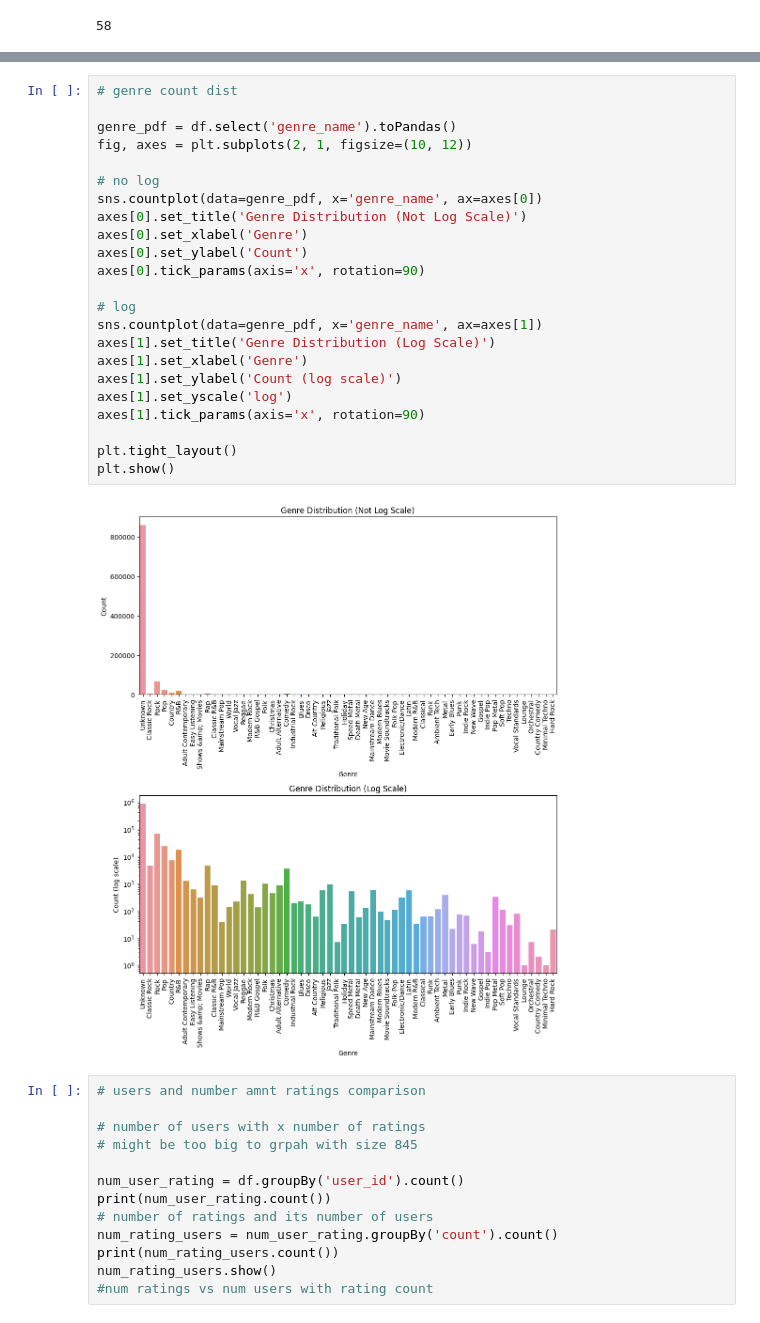
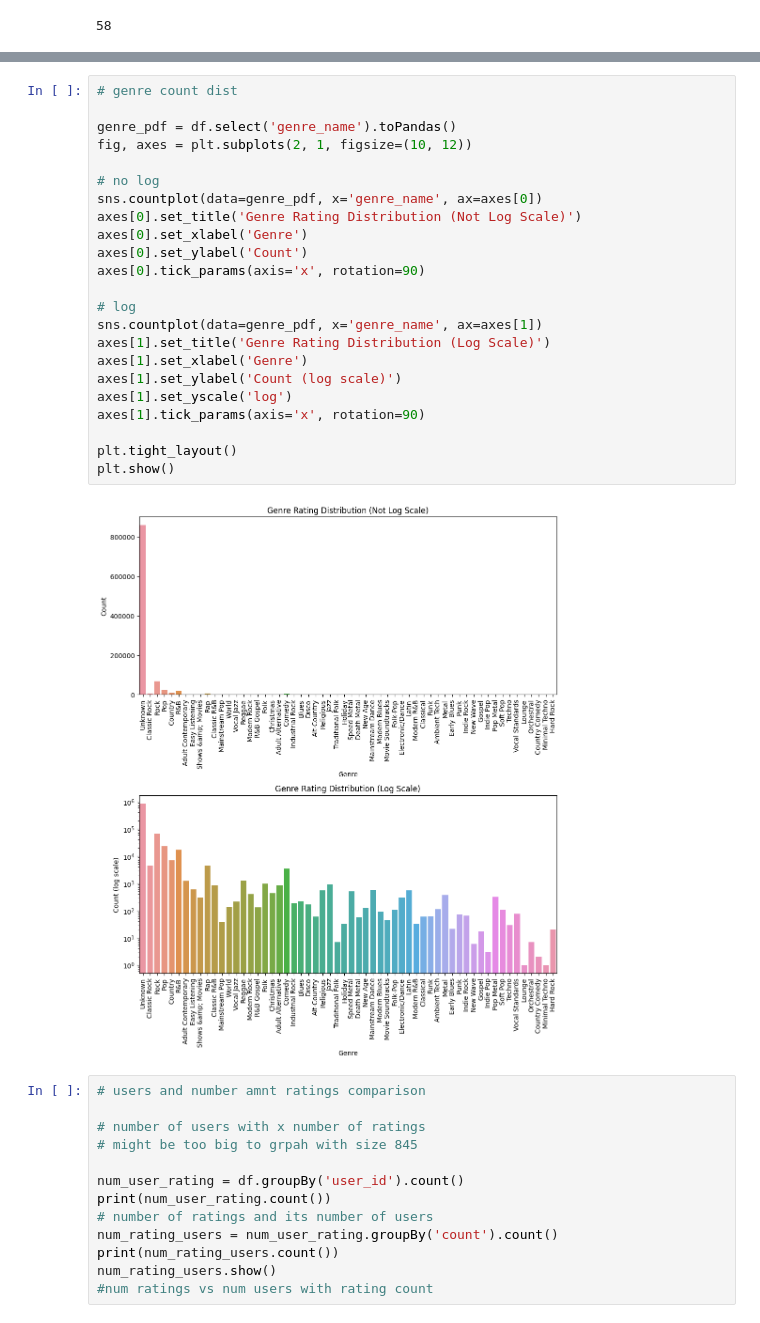
Before and after one commit to BlakeCrowther/scalable-music-recommender, a Jupyter notebook: EDA/Thanya_Jennifer_EDA.ipynb, the cells around one changed output, grey strips where cells are left out. Cells and saved outputs as stored; diff of their text form.

Commit message:
more visuals

```diff
--- a/EDA/Thanya_Jennifer_EDA.ipynb
+++ b/EDA/Thanya_Jennifer_EDA.ipynb
@@ -290,28 +290,28 @@ only showing top 20 rows
 # %%
 # genre count dist
 
 genre_pdf = df.select('genre_name').toPandas()
 fig, axes = plt.subplots(2, 1, figsize=(10, 12))
 
 # no log
 sns.countplot(data=genre_pdf, x='genre_name', ax=axes[0])
-axes[0].set_title('Genre Distribution (Not Log Scale)')
+axes[0].set_title('Genre Rating Distribution (Not Log Scale)')
 axes[0].set_xlabel('Genre')
 axes[0].set_ylabel('Count')
 axes[0].tick_params(axis='x', rotation=90)
 
 # log
 sns.countplot(data=genre_pdf, x='genre_name', ax=axes[1])
-axes[1].set_title('Genre Distribution (Log Scale)')
+axes[1].set_title('Genre Rating Distribution (Log Scale)')
 axes[1].set_xlabel('Genre')
 axes[1].set_ylabel('Count (log scale)')
 axes[1].set_yscale('log')
 axes[1].tick_params(axis='x', rotation=90)
 
 plt.tight_layout()
 plt.show()
 # %% [output]
-[figure, old version]
+[figure, new version]
 # %%
 # users and number amnt ratings comparison
 
```
Also changed, not shown: parts of 9 cells of this notebook.
